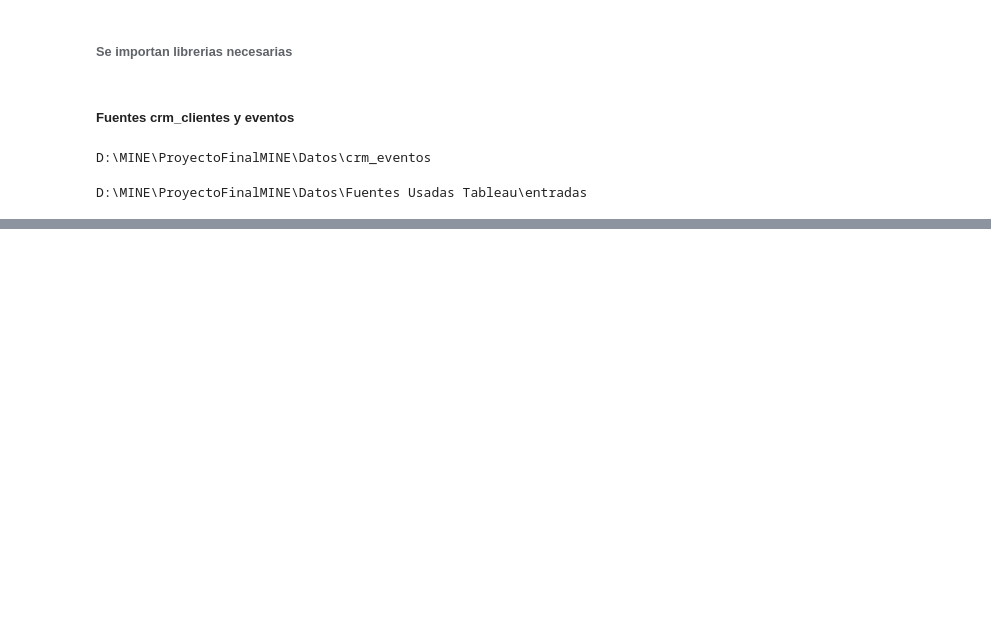
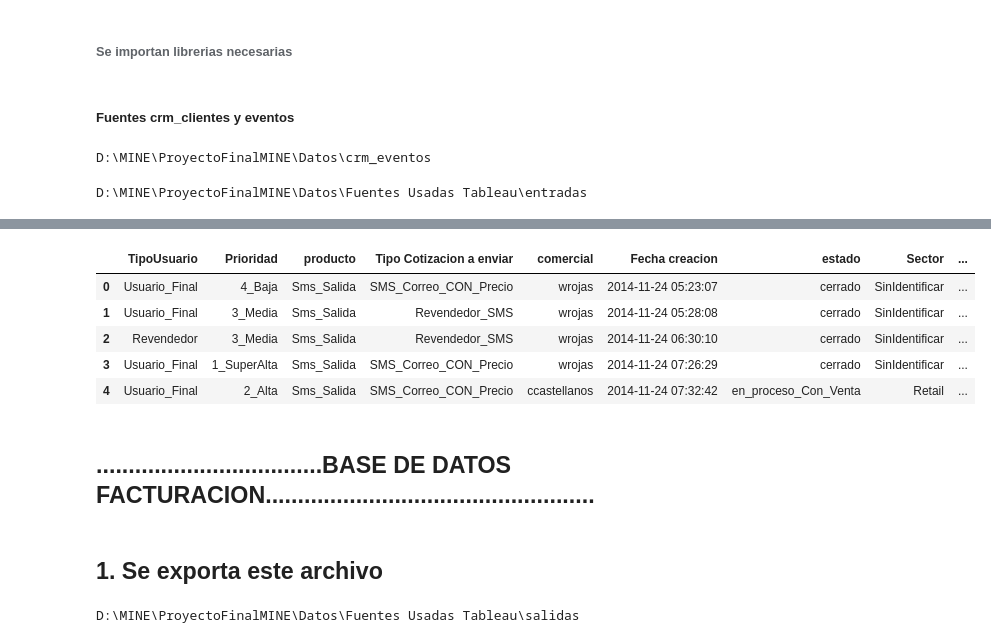
Before and after one commit to FrancyPinedaB77/BackProyFinal, a Jupyter notebook: 1.PASO_Estandariza_Campos_Fuentes.ipynb, the cells around one changed output, grey strips where cells are left out. Drawn from its saved outputs; the diff is of its cells as text; code cells hidden in the pictures; blank space fills up the shorter version.

```diff
--- a/1.PASO_Estandariza_Campos_Fuentes.ipynb
+++ b/1.PASO_Estandariza_Campos_Fuentes.ipynb
@@ -118,0 +262,4 @@ mas%20de%2010%20millones%20.....%20$3%20%20%20%20%20%20%20%20%20%20%20%20' with
+# %%
+cliente_con_sector['Fecha creacion ']=cliente_con_sector['Fecha creacion '].astype(str)
+# %%
+cliente_con_sector['Periodo'] =cliente_con_sector['Fecha creacion '].str.split('-').str.get(0)+cliente_con_sector['Fecha creacion '].str.split('-').str.get(1)
@@ -118,0 +268,8 @@ mas%20de%2010%20millones%20.....%20$3%20%20%20%20%20%20%20%20%20%20%20%20' with
+# %%
+cliente_con_sector["Fecha creacion "] = pd.to_datetime(cliente_con_sector["Fecha creacion "])
+# %%
+cliente_con_sector["Antiguedad"]=cliente_con_sector["Fecha creacion "].apply(lambda x: datetime.now() - x)
+cliente_con_sector['Antiguedad']=cliente_con_sector['Antiguedad'].astype(str)
+cliente_con_sector['numerodias']=cliente_con_sector['Antiguedad'].str.split(' ').str.get(0)
+cliente_con_sector['numerodias']=cliente_con_sector['numerodias'].astype(int)
+cliente_con_sector['Antiguedad']=round(cliente_con_sector['numerodias']/30)
@@ -118,0 +288,18 @@ mas%20de%2010%20millones%20.....%20$3%20%20%20%20%20%20%20%20%20%20%20%20' with
+# %%
+cliente_con_sector.head()
+# %% [output]
+|  | TipoUsuario | Prioridad | producto | Tipo Cotizacion a enviar | comercial | Fecha creacion | estado | Sector | ... |
+| 0 | Usuario_Final | 4_Baja | Sms_Salida | SMS_Correo_CON_Precio | wrojas | 2014-11-24 05:23:07 | cerrado | SinIdentificar | ... |
+| 1 | Usuario_Final | 3_Media | Sms_Salida | Revendedor_SMS | wrojas | 2014-11-24 05:28:08 | cerrado | SinIdentificar | ... |
+| 2 | Revendedor | 3_Media | Sms_Salida | Revendedor_SMS | wrojas | 2014-11-24 06:30:10 | cerrado | SinIdentificar | ... |
+| 3 | Usuario_Final | 1_SuperAlta | Sms_Salida | SMS_Correo_CON_Precio | wrojas | 2014-11-24 07:26:29 | cerrado | SinIdentificar | ... |
+| 4 | Usuario_Final | 2_Alta | Sms_Salida | SMS_Correo_CON_Precio | ccastellanos | 2014-11-24 07:32:42 | en_proceso_Con_Venta | Retail | ... |
+# %% [markdown]
+## ...................................BASE DE DATOS FACTURACION...................................................
+# %% [markdown]
+## 1. Se exporta este archivo
+# %%
+%cd D:\MINE\ProyectoFinalMINE\Datos\Fuentes Usadas Tableau\salidas
+cliente_con_sector.to_excel("cliente_con_sector.xlsx")
+# %% [output]
+D:\MINE\ProyectoFinalMINE\Datos\Fuentes Usadas Tableau\salidas
```
Also changed, not shown: parts of 63 cells of this notebook, 1 other file.
